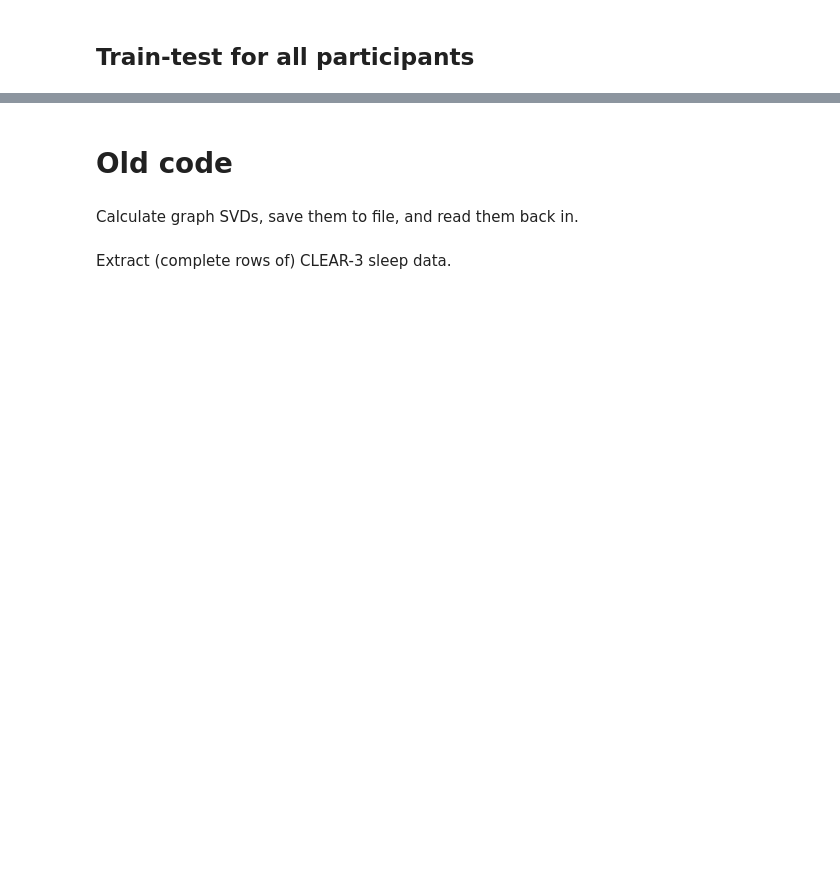
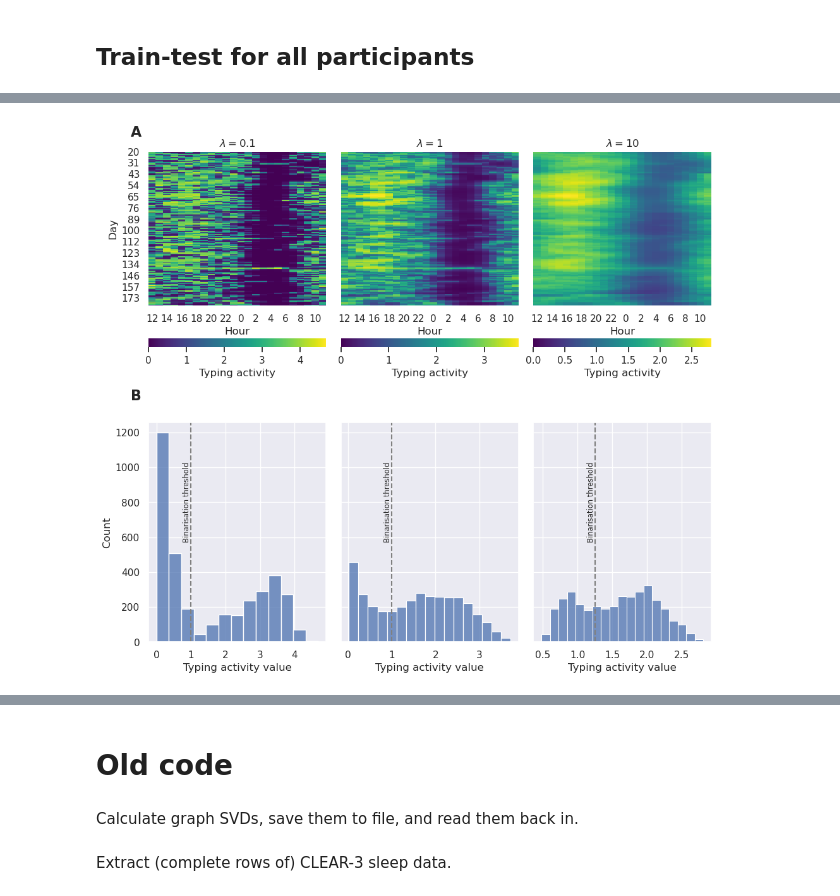
Before and after one commit to Valkje/graph-svd, a Jupyter notebook: clear3_sleep.ipynb, the cells around one changed output, grey strips where cells are left out. Saved outputs shown, nothing was run; the diff lists cells and outputs as text; code cells hidden in the pictures; blank space fills up the shorter version.

```diff
--- a/clear3_sleep.ipynb
+++ b/clear3_sleep.ipynb
@@ -803,0 +416,86 @@ sleep_pred.to_parquet(join(dat_dir, 'spleep_pred_10_90.parquet'))
+# %%
+with open(join(dat_dir, "svd_mats_alpha0.1_2024-11-25.pkl"), 'rb') as f:
+    svd_mats_01: dict[str, dict[str, np.ndarray]] = pickle.load(f)
+
+with open(join(dat_dir, "svd_mats_alpha1_2024-11-27.pkl"), 'rb') as f:
+    svd_mats_1: dict[str, dict[str, np.ndarray]] = pickle.load(f)
+
+with open(join(dat_dir, "svd_mats_alpha10_2024-11-27.pkl"), 'rb') as f:
+    svd_mats_10: dict[str, dict[str, np.ndarray]] = pickle.load(f)
+# %%
+%matplotlib inline
+
+participant = '3009'
+part_mats = typing_matrices[participant]
+
+warpedIdx = pd.Index(np.concatenate((np.arange(12, 24), np.arange(0, 12))))
+
+plt.close()
+
+fig, ax = plt.subplots(nrows=2, ncols=3, sharey='row', figsize=(10, 9))
+
+def get_svd_mat(svd_mats, part_mats, participant):
+    svd_mat = svd_mats[participant]
+
+    day_index = part_mats['IKD'].index.astype(int)
+
+    split_idx = svd_mat['train'].shape[0]
+    svd_df = pd.DataFrame(svd_mat['test'],
+                          index=day_index[split_idx:],
+                          columns=warpedIdx)
+
+    return svd_df
+
+def plot_mat_svd(svd_df, a, title, tag='', ylabel=''):
+    sns.heatmap(svd_df, cmap='viridis', vmin=0, ax=a,
+                cbar_kws={'label': 'Typing activity', 'location': 'bottom'})
+
+    a.set_title(title)
+    a.set_xlabel('Hour')
+    a.set_ylabel(ylabel)
+    a.tick_params(axis='x', labelrotation=0)
+
+    a.text(-0.1, 1.1, tag, transform=a.transAxes,
+           size=16, weight='bold')
+
+def plot_hist_svd(svd_df, a, threshold, tag=''):
+    sns.histplot(svd_df.values.flatten(), ax=a)
+
+    a.annotate("Binarisation threshold",
+               xy=(threshold, 800), rotation='vertical',
+               ha='right', va='center', fontsize='x-small')
+    a.axvline(x=threshold, color='grey', linestyle='dashed')
+
+    a.set_xlabel("Typing activity value")
+
+    a.text(-0.1, 1.1, tag, transform=a.transAxes,
+           size=16, weight='bold')
+
+svd_df_01 = get_svd_mat(svd_mats_01, part_mats, participant)
+svd_df_1 = get_svd_mat(svd_mats_1, part_mats, participant)
+svd_df_10 = get_svd_mat(svd_mats_10, part_mats, participant)
+
+# GSVD matrices
+plot_mat_svd(svd_df_01, ax[0, 0],
+             title=r'$\lambda = 0.1$', tag='A', ylabel='Day')
+
+plot_mat_svd(svd_df_1, ax[0, 1],
+             title=r'$\lambda = 1$')
+
+plot_mat_svd(svd_df_10, ax[0, 2],
+             title=r'$\lambda = 10$')
+
+# Histograms
+plot_hist_svd(svd_df_01, ax[1, 0], threshold=1, tag='B')
+
+plot_hist_svd(svd_df_1, ax[1, 1], threshold=1)
+
+plot_hist_svd(svd_df_10, ax[1, 2], threshold=1.25)
+
+fig.tight_layout()
+
+fig.savefig(join('images', 'regularisation_sensitivity_analysis.pdf'))
+
+plt.show()
+# %% [output]
+[figure, added]
```
Also changed, not shown: parts of 129 cells of this notebook.
